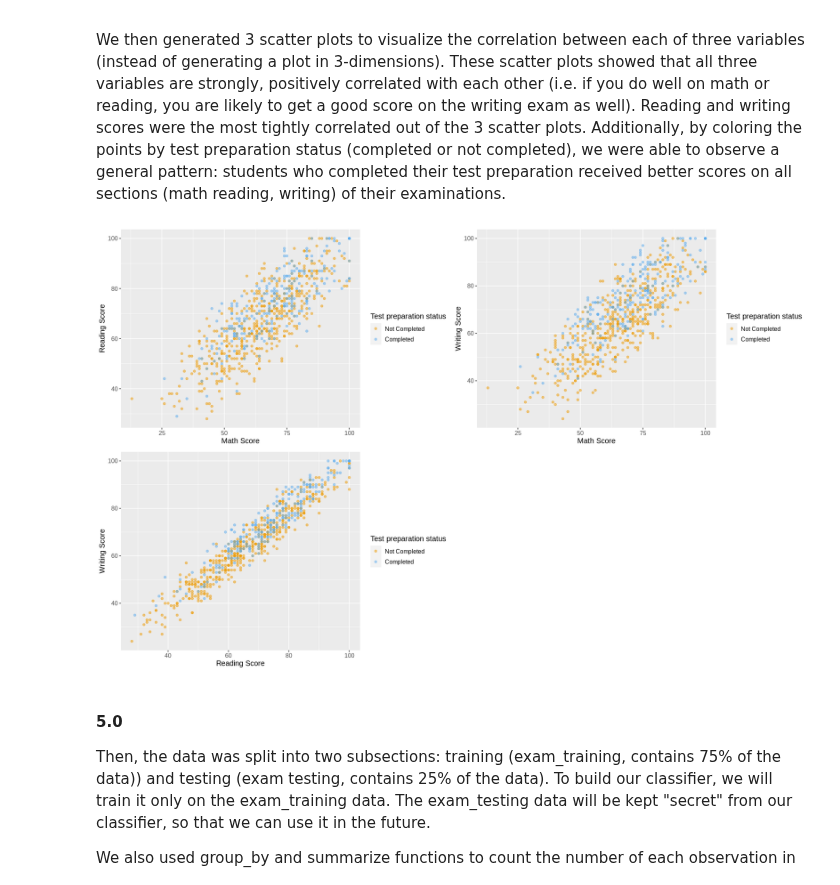
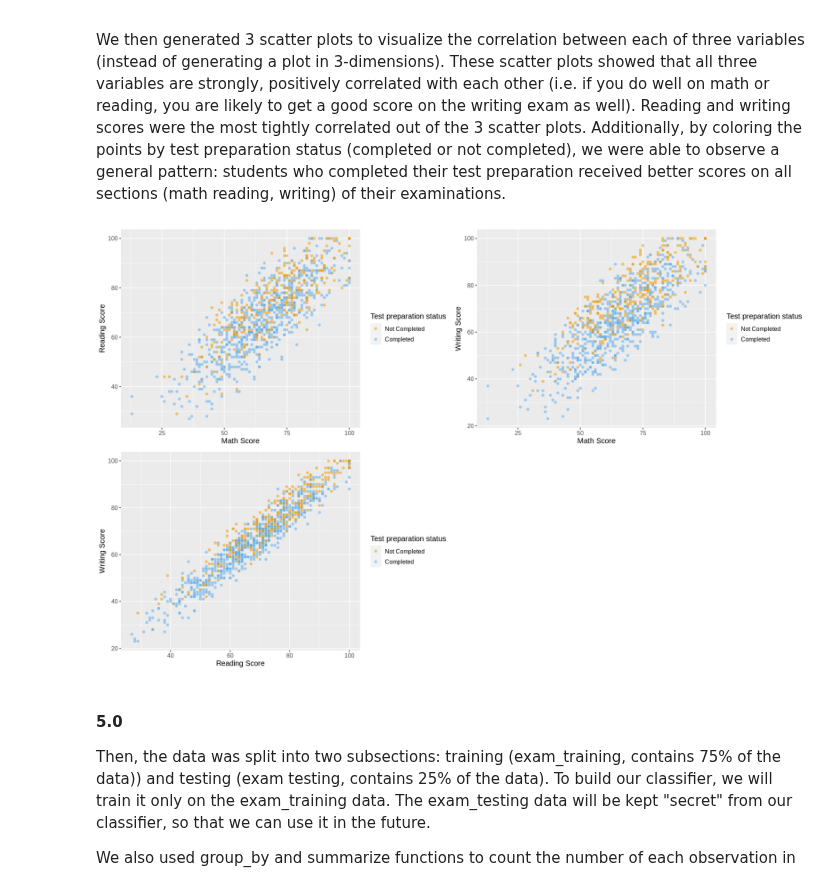
Before and after one commit to mayas02/dsci-100-2022w1-group-89, a Jupyter notebook: dataset.ipynb, the cells around one changed output. Saved outputs shown, nothing was run; the diff lists cells and outputs as text; code cells hidden in the pictures.

Commit message:
scatter plots

```diff
--- a/dataset.ipynb
+++ b/dataset.ipynb
@@ -144,7 +162,7 @@ plot_grid(bp1,bp2,bp3,ncol = 3)
 We then generated 3 scatter plots to visualize the correlation between each of three variables (instead of generating a plot in 3-dimensions).  These scatter plots showed that all three variables are strongly, positively correlated with each other (i.e. if you do well on math or reading, you are likely to get a good score on the writing exam as well).  Reading and writing scores were the most tightly correlated out of the 3 scatter plots.   Additionally, by coloring the points by test preparation status (completed or not completed), we were able to observe a general pattern: students who completed their test preparation received better scores on all sections (math reading, writing) of their examinations.
 # %%
 options(repr.plot.width = 16, repr.plot.height = 10)
-exam_plot1 <- exam_training |>
+exam_plot1 <- exam1 |>
   ggplot(aes(x = math.score, y = reading.score, color = test.preparation.course)) +
   geom_point(alpha = 0.5) +
   labs(x = "Math Score",
@@ -152,36 +170,36 @@ exam_plot1 <- exam_training |>
        color = "Test preparation status") +
 scale_color_manual(labels = c("Not Completed", "Completed"),
                      values = c("orange2", "steelblue2")) +
 
   theme(text = element_text(size = 12))
 
 
-exam_plot2 <- exam_training |>
+exam_plot2 <- exam1 |>
   ggplot(aes(x = math.score, y = writing.score, color = test.preparation.course)) +
   geom_point(alpha = 0.5) +
   labs(x = "Math Score",
        y = "Writing Score",
        color = "Test preparation status") +
 scale_color_manual(labels = c("Not Completed", "Completed"),
                      values = c("orange2", "steelblue2")) +
   theme(text = element_text(size = 12))
 
 
 
-exam_plot3 <- exam_training |>
+exam_plot3 <- exam1 |>
   ggplot(aes(x = reading.score, y = writing.score, color = test.preparation.course)) +
   geom_point(alpha = 0.5) +
   labs(x = "Reading Score",
        y = "Writing Score",
        color = "Test preparation status") +
 scale_color_manual(labels = c("Not Completed", "Completed"),
                      values = c("orange2", "steelblue2")) +
   theme(text = element_text(size = 12))
 
 exam_plots <- plot_grid(exam_plot1, exam_plot2, exam_plot3)
 exam_plots
 # %% [output]
-[figure, old version]
+[figure, new version]
 # %% [markdown]
 #### 5.0
 
```
Also changed, not shown: parts of 1 cell of this notebook.
